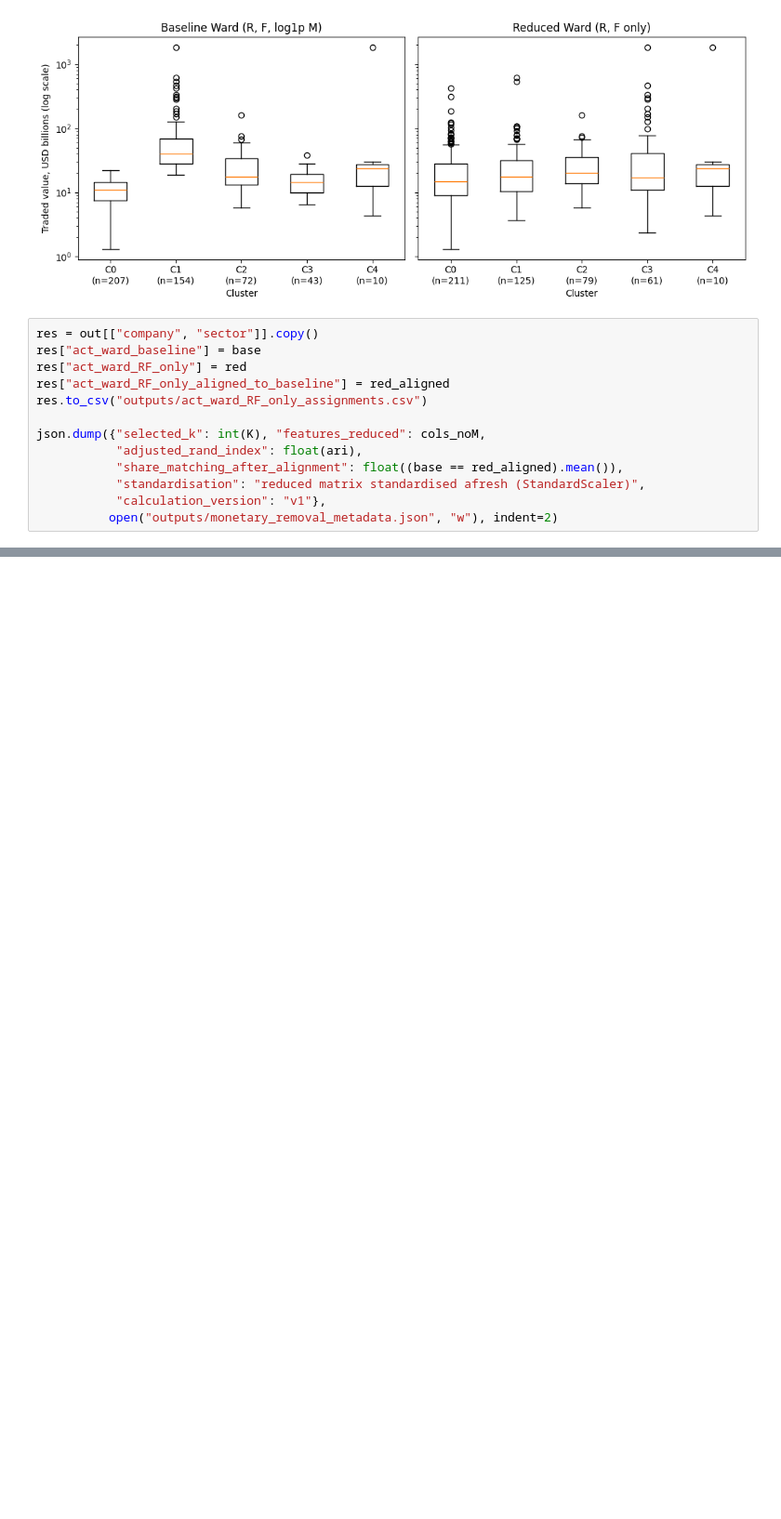
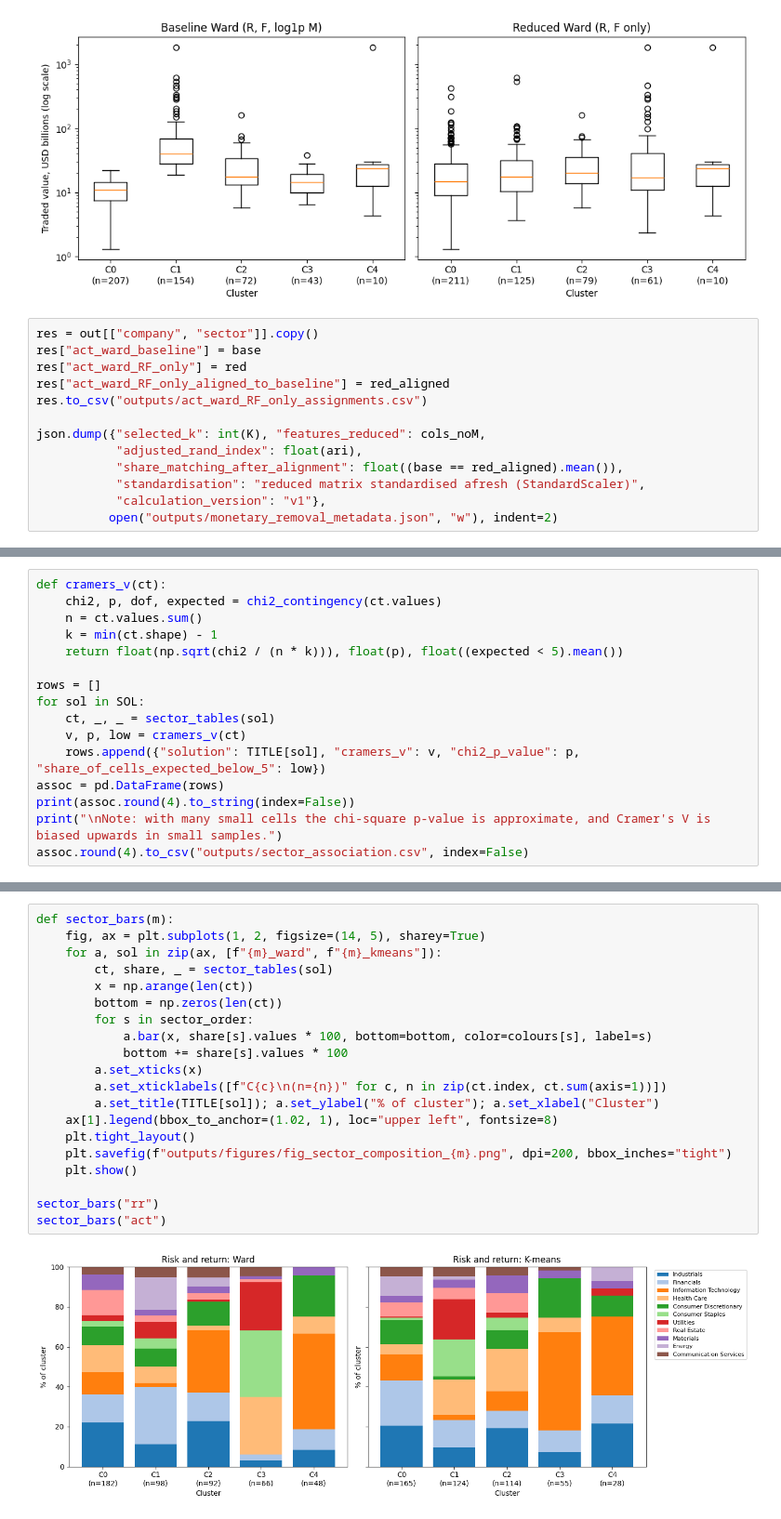
Before and after one commit to nemitha21/S-P500_Stock_Analysis_CWK1, a Jupyter notebook: S&P500_Stock_Analysis_CWK1.ipynb, the cells around one changed output, grey strips where cells are left out. Shown at 93% size. Cells and saved outputs as stored; diff of their text form; blank space fills up the shorter version.

```diff
--- a/S&P500_Stock_Analysis_CWK1.ipynb
+++ b/S&P500_Stock_Analysis_CWK1.ipynb
@@ -1637,0 +1710,16 @@ json.dump({"selected_k": int(K), "features_reduced": cols_noM,
+# %%
+def cramers_v(ct):
+    chi2, p, dof, expected = chi2_contingency(ct.values)
+    n = ct.values.sum()
+    k = min(ct.shape) - 1
+    return float(np.sqrt(chi2 / (n * k))), float(p), float((expected < 5).mean())
+
+rows = []
+for sol in SOL:
+    ct, _, _ = sector_tables(sol)
+    v, p, low = cramers_v(ct)
+    rows.append({"solution": TITLE[sol], "cramers_v": v, "chi2_p_value": p, "share_of_cells_expected_below_5": low})
+assoc = pd.DataFrame(rows)
+print(assoc.round(4).to_string(index=False))
+print("\nNote: with many small cells the chi-square p-value is approximate, and Cramer's V is biased upwards in small samples.")
+assoc.round(4).to_csv("outputs/sector_association.csv", index=False)
@@ -1637,0 +1734,22 @@ json.dump({"selected_k": int(K), "features_reduced": cols_noM,
+# %%
+def sector_bars(m):
+    fig, ax = plt.subplots(1, 2, figsize=(14, 5), sharey=True)
+    for a, sol in zip(ax, [f"{m}_ward", f"{m}_kmeans"]):
+        ct, share, _ = sector_tables(sol)
+        x = np.arange(len(ct))
+        bottom = np.zeros(len(ct))
+        for s in sector_order:
+            a.bar(x, share[s].values * 100, bottom=bottom, color=colours[s], label=s)
+            bottom += share[s].values * 100
+        a.set_xticks(x)
+        a.set_xticklabels([f"C{c}\n(n={n})" for c, n in zip(ct.index, ct.sum(axis=1))])
+        a.set_title(TITLE[sol]); a.set_ylabel("% of cluster"); a.set_xlabel("Cluster")
+    ax[1].legend(bbox_to_anchor=(1.02, 1), loc="upper left", fontsize=8)
+    plt.tight_layout()
+    plt.savefig(f"outputs/figures/fig_sector_composition_{m}.png", dpi=200, bbox_inches="tight")
+    plt.show()
+
+sector_bars("rr")
+sector_bars("act")
+# %% [output]
+[figure, added]
```
Also changed, not shown: parts of 7 cells of this notebook.
